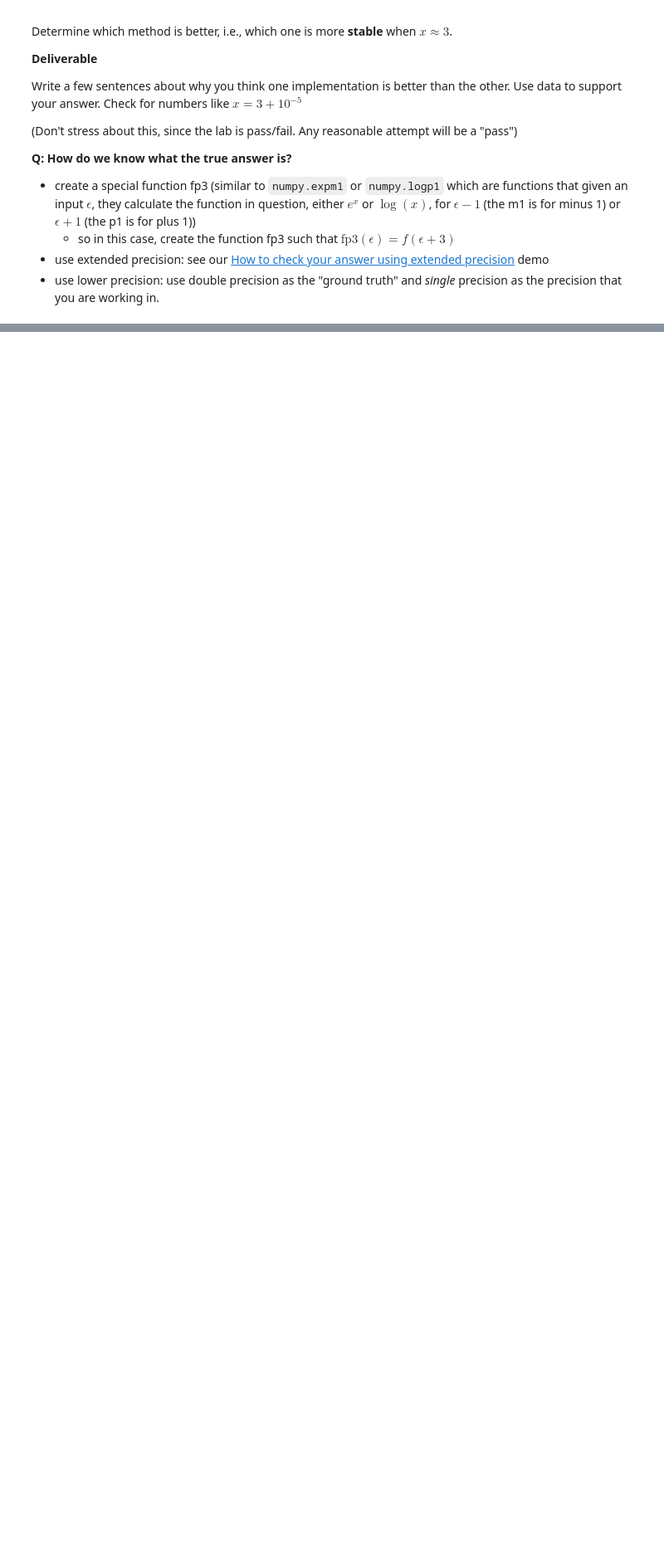
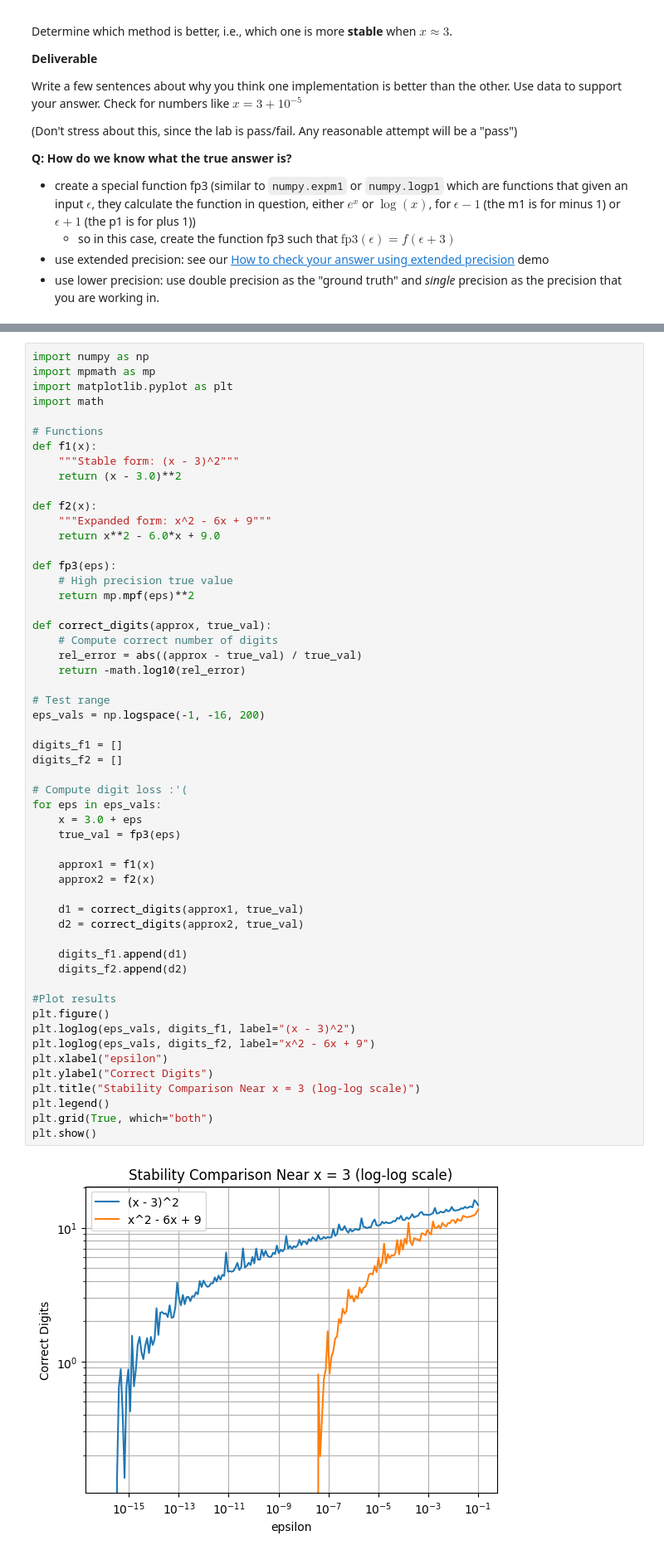
Before and after one commit to sakkurax7/appm-4600-numerics, a Jupyter notebook: Labs/Lab02_workflow.ipynb, the cells around one changed output, grey strips where cells are left out. Shown at 83% size. Drawn from its saved outputs; the diff is of its cells as text; blank space fills up the shorter version.

```diff
--- a/Labs/Lab02_workflow.ipynb
+++ b/Labs/Lab02_workflow.ipynb
@@ -226,0 +234,56 @@ Write a few sentences about why you think one implementation is better than the
+# %%
+import numpy as np
+import mpmath as mp
+import matplotlib.pyplot as plt
+import math
+
+# Functions
+def f1(x):
+    """Stable form: (x - 3)^2"""
+    return (x - 3.0)**2
+
+def f2(x):
+    """Expanded form: x^2 - 6x + 9"""
+    return x**2 - 6.0*x + 9.0
+
+def fp3(eps):
+    # High precision true value
+    return mp.mpf(eps)**2
+
+def correct_digits(approx, true_val):
+    # Compute correct number of digits
+    rel_error = abs((approx - true_val) / true_val)
+    return -math.log10(rel_error)
+
+# Test range
+eps_vals = np.logspace(-1, -16, 200)
+
+digits_f1 = []
+digits_f2 = []
+
+# Compute digit loss :'(
+for eps in eps_vals:
+    x = 3.0 + eps
+    true_val = fp3(eps)
+
+    approx1 = f1(x)
+    approx2 = f2(x)
+
+    d1 = correct_digits(approx1, true_val)
+    d2 = correct_digits(approx2, true_val)
+
+    digits_f1.append(d1)
+    digits_f2.append(d2)
+
+#Plot results
+plt.figure()
+plt.loglog(eps_vals, digits_f1, label="(x - 3)^2")
+plt.loglog(eps_vals, digits_f2, label="x^2 - 6x + 9")
+plt.xlabel("epsilon")
+plt.ylabel("Correct Digits")
+plt.title("Stability Comparison Near x = 3 (log-log scale)")
+plt.legend()
+plt.grid(True, which="both")
+plt.show()
+# %% [output]
+[figure, added]
```
Also changed, not shown: parts of 3 cells of this notebook, 2 other files.
